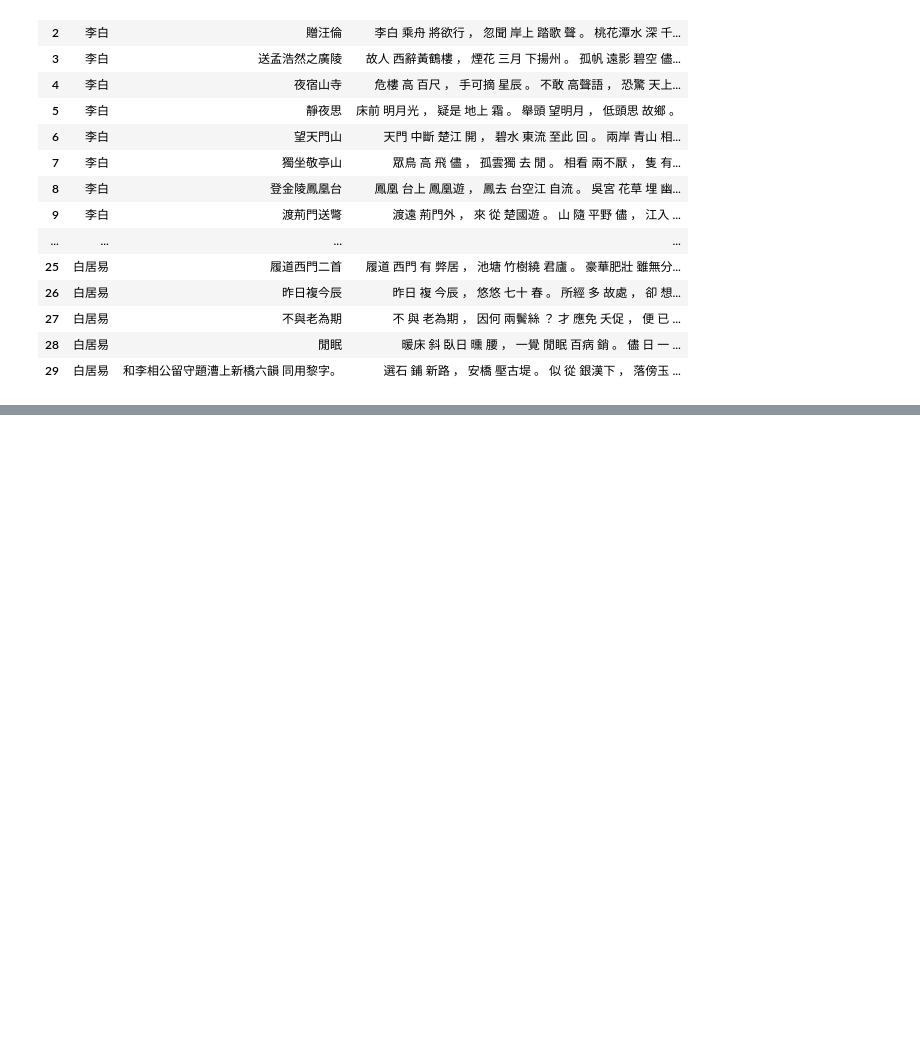
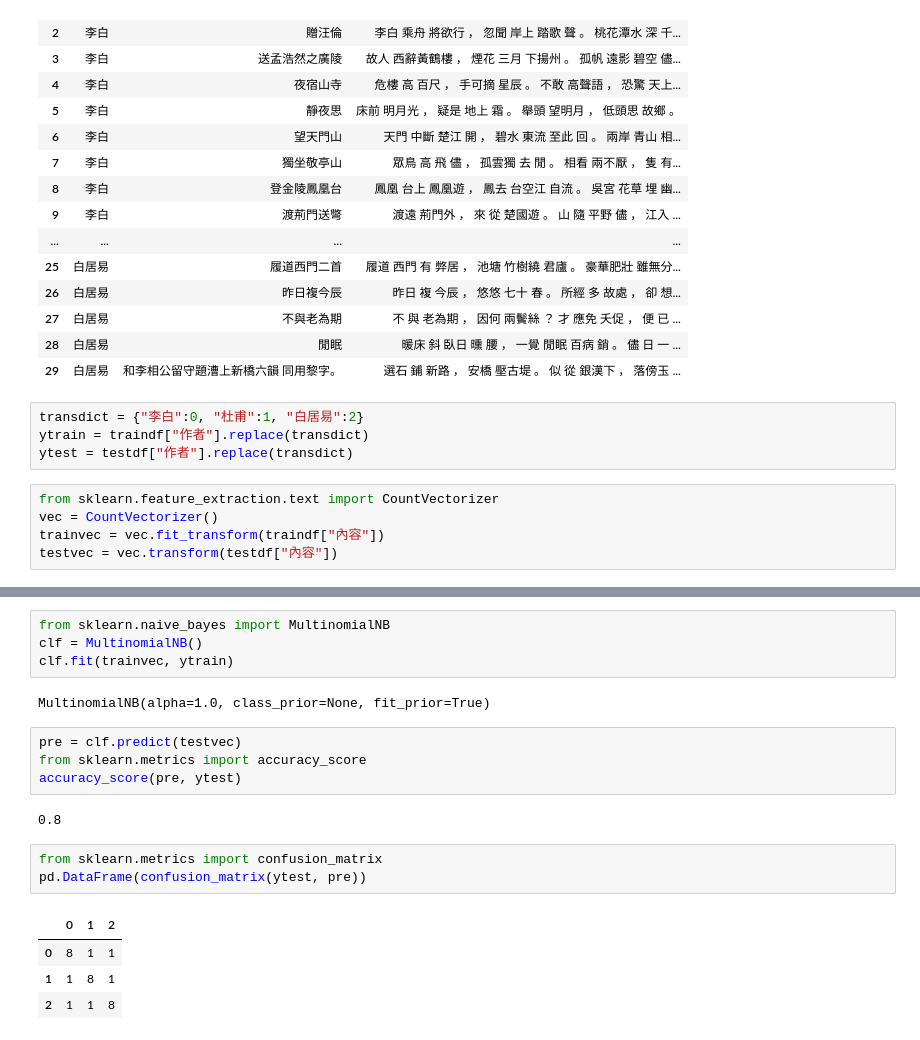
Before and after one commit to Elwing-Chou/MLDemo3, a Jupyter notebook: poemclassification.ipynb, the cells around one changed output, grey strips where cells are left out. Cells and saved outputs as stored; diff of their text form; blank space fills up the shorter version.

```diff
--- a/poemclassification.ipynb
+++ b/poemclassification.ipynb
@@ -89,3 +89,12 @@ testdf
 | 27 | 白居易 | 不與老為期 | 不 與 老為期 ， 因何 兩鬢絲 ？ 才 應免 夭促 ， 便 已 ... |
 | 28 | 白居易 | 閒眠 | 暖床 斜 臥日 曛 腰 ， 一覺 閒眠 百病 銷 。 儘 日 一 ... |
 | 29 | 白居易 | 和李相公留守題漕上新橋六韻 同用黎字。 | 選石 鋪 新路 ， 安橋 壓古堤 。 似 從 銀漢下 ， 落傍玉 ... |
+# %%
+transdict = {"李白":0, "杜甫":1, "白居易":2}
+ytrain = traindf["作者"].replace(transdict)
+ytest = testdf["作者"].replace(transdict)
+# %%
+from sklearn.feature_extraction.text import CountVectorizer
+vec = CountVectorizer()
+trainvec = vec.fit_transform(traindf["內容"])
+testvec = vec.transform(testdf["內容"])
@@ -91,0 +125,20 @@ testdf
+# %%
+from sklearn.naive_bayes import MultinomialNB
+clf = MultinomialNB()
+clf.fit(trainvec, ytrain)
+# %% [output]
+MultinomialNB(alpha=1.0, class_prior=None, fit_prior=True)
+# %%
+pre = clf.predict(testvec)
+from sklearn.metrics import accuracy_score
+accuracy_score(pre, ytest)
+# %% [output]
+0.8
+# %%
+from sklearn.metrics import confusion_matrix
+pd.DataFrame(confusion_matrix(ytest, pre))
+# %% [output]
+|  | 0 | 1 | 2 |
+| 0 | 8 | 1 | 1 |
+| 1 | 1 | 8 | 1 |
+| 2 | 1 | 1 | 8 |
```
Also changed, not shown: parts of 3 cells of this notebook.
